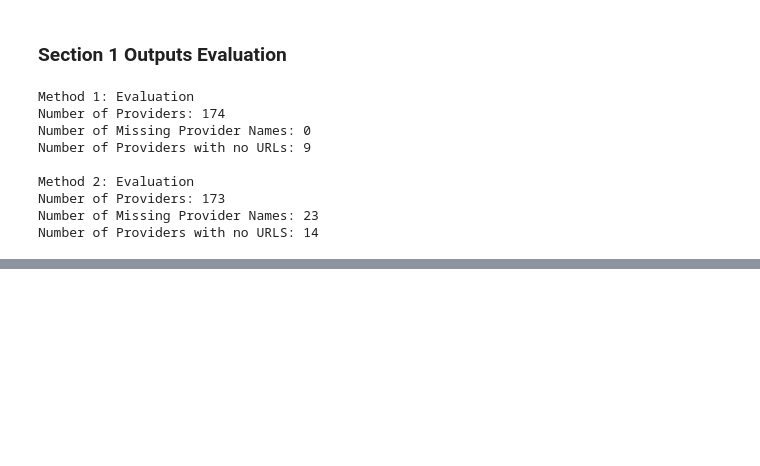
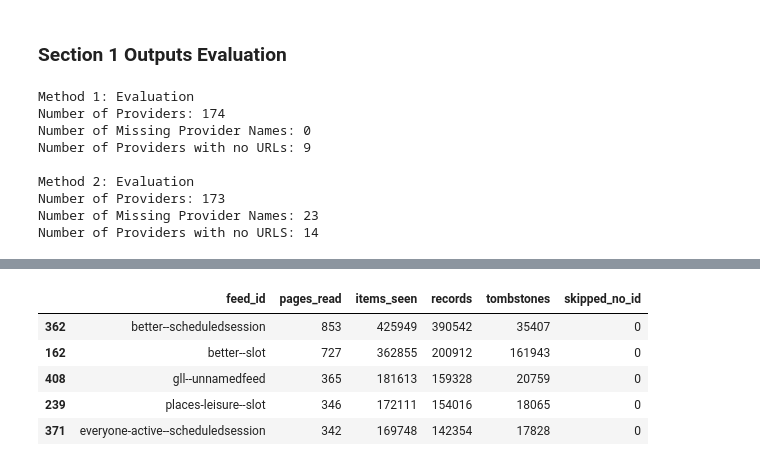
Before and after one commit to michaelsamuel2005/ls-openactive, a Jupyter notebook: notebooks/data_acquisition.ipynb, the cells around one changed output, grey strips where cells are left out. Drawn from its saved outputs; the diff is of its cells as text; code cells hidden in the pictures; blank space fills up the shorter version.

Commit message:
feat: harvest feed and read/reconstruct them + outputs under 50Mb (github limit)

```diff
--- a/notebooks/data_acquisition.ipynb
+++ b/notebooks/data_acquisition.ipynb
@@ -422,0 +442,15 @@ harvest_feed("https://actihire.bookteq.com/api/open-active/facility-uses", sessi
+# %%
+session = make_session()
+
+row = feeds_long.iloc[0]
+pages_rows, resume_cursor = acquire_feed(
+    start_url=row.feed_url,
+    feed_id=row.feed_id,
+    snapshot_id="H1",
+    session=session,
+    out_dir="snapshots",
+)
+
+pages_df = pd.DataFrame(pages_rows)
+print(len(pages_df), "pages | resume:", resume_cursor)
+pages_df.head()
@@ -422,0 +578,77 @@ harvest_feed("https://actihire.bookteq.com/api/open-active/facility-uses", sessi
+# %%
+def replay_feed(feed_id, pages_df):
+    """Fold one feed's saved pages into current state. Reads only saved bytes, no network."""
+    feed_pages = (pages_df[(pages_df["feed_id"] == feed_id) &   # finds pages that belong to the feed_id passed in
+                            (pages_df["byte_path"].notna())]    # skip failed pages
+                .sort_values("page_index"))
+
+    if len(feed_pages) == 0:    # handles feeds with no usable pages
+        return [], [], {"feed_id": feed_id, "pages_read": 0, "items_seen": 0,
+                        "records": 0, "tombstones": 0, "skipped_no_id": 0}
+
+    snapshot_id = feed_pages["snapshot_id"].iloc[0]
+    state, items_seen, skipped = {}, 0, 0
+
+    # loop through every saved page
+    for byte_path in feed_pages["byte_path"]:
+        payload = json.loads(Path(byte_path).read_bytes())  # read the raw file
+        # loop through each item in the file
+        for item in payload.get("items", []):
+            items_seen += 1     # keeps track of how many items we've seen
+            item_id = item.get("id")
+            # skip items with no IDs
+            if item_id is None:
+                skipped += 1    # keep track of how many we skipped
+                continue        # continue, as having no item_id doesn't necessarily mean it's the last item
+            state[item_id] = item   # store items in state. If it encounters the same ID multiple times, it assumes the last version encountered is the newest.
+# ════════════════════════════════════════════════════════════════════════════════════════════════════════════════════════════════════
+#  ⚠️  For Clarence's verification. I'm not sure if the last version or the first version is the newest. May need to check that.  ⚠️
+# ════════════════════════════════════════════════════════════════════════════════════════════════════════════════════════════════════
+
+    # create empty list for records_rows (items that are still live/active) and tombstone_rows (items marked as deleted)
+    records_rows, tombstones_rows = [], []
+    # loop through each item in state
+    for item_id, item in state.items():
+        # base saves all the common information between live and deleted items
+        base = {"feed_id": feed_id, "snapshot_id": snapshot_id, "item_id": item_id,
+                "kind": item.get("kind"), "modified": str(item.get("modified"))}
+
+        # if item is deleted append to tombstone
+        if item.get("state") == "deleted":
+            tombstones_rows.append(base)
+
+        # otherwise append to records_rows
+        else:
+            base["data"] = item.get("data")
+            records_rows.append(base)
+
+    # creates summary statistics of what happened for this feed
+    stats = {"feed_id": feed_id, "pages_read": len(feed_pages), "items_seen": items_seen,
+            "records": len(records_rows), "tombstones": len(tombstones_rows),
+            "skipped_no_id": skipped}
+    return records_rows, tombstones_rows, stats
+
+
+# run across every feed
+all_records, all_tombstones, replay_stats = [], [], []
+for feed_id in pages_all["feed_id"].unique():
+    recs, tombs, st = replay_feed(feed_id, pages_all)
+    all_records.extend(recs)
+    all_tombstones.extend(tombs)
+    replay_stats.append(st)
+
+# save all records and tombstones
+out = Path("snapshots/H1")
+with (out / "records.jsonl").open("w", encoding="utf-8") as f:
+    for r in all_records:
+        f.write(json.dumps(r, ensure_ascii=False) + "\n")
+with (out / "tombstones.jsonl").open("w", encoding="utf-8") as f:
+    for t in all_tombstones:
+        f.write(json.dumps(t, ensure_ascii=False) + "\n")
+
+# print the summary statistics and preliminary preview
+stats_df = pd.DataFrame(replay_stats)
+print(len(all_records), "live records |", len(all_tombstones), "tombstones |",
+    stats_df["feed_id"].nunique(), "feeds")
+stats_df.sort_values("records", ascending=False).head()
+# %% [output]
@@ -422,0 +656,6 @@ harvest_feed("https://actihire.bookteq.com/api/open-active/facility-uses", sessi
+|  | feed_id | pages_read | items_seen | records | tombstones | skipped_no_id |
+| 362 | better--scheduledsession | 853 | 425949 | 390542 | 35407 | 0 |
+| 162 | better--slot | 727 | 362855 | 200912 | 161943 | 0 |
+| 408 | gll--unnamedfeed | 365 | 181613 | 159328 | 20759 | 0 |
+| 239 | places-leisure--slot | 346 | 172111 | 154016 | 18065 | 0 |
+| 371 | everyone-active--scheduledsession | 342 | 169748 | 142354 | 17828 | 0 |
```
Also changed, not shown: parts of 36 cells of this notebook, 6 other files.
